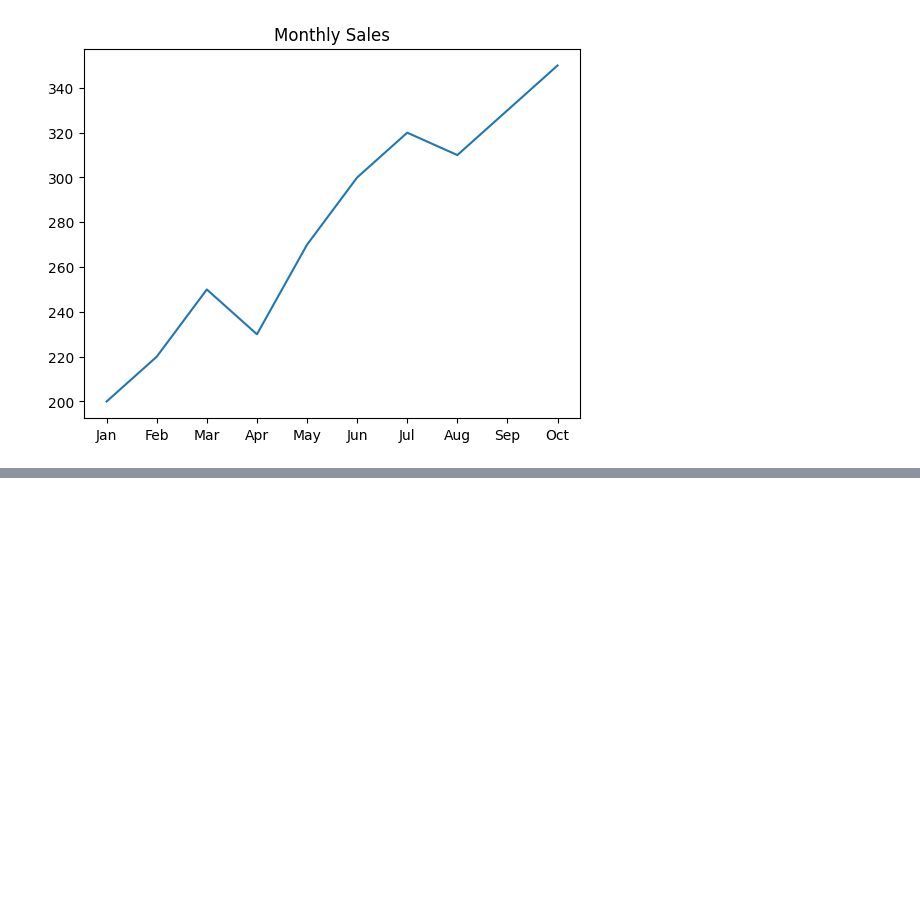
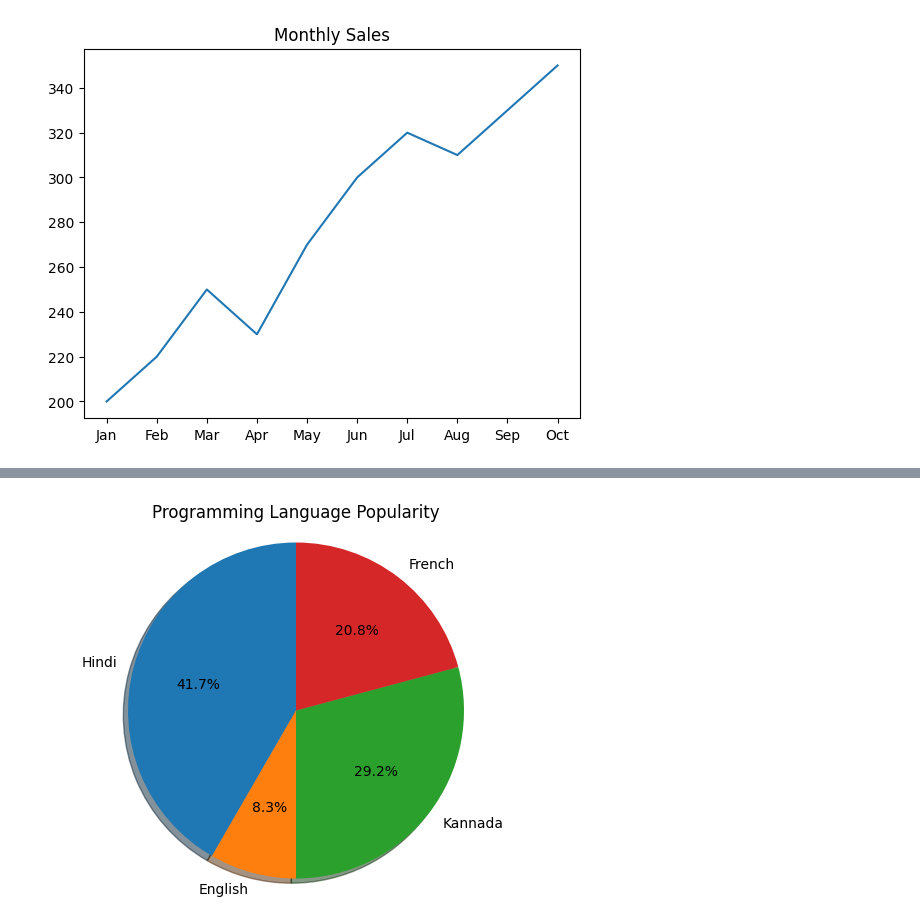
Before and after one commit to Itx-Psycho0/MY-Skills, a Jupyter notebook: SCRIPTING_LANGUAGES/Python/day19.ipynb, the cells around one changed output, grey strips where cells are left out. Saved outputs shown, nothing was run; the diff lists cells and outputs as text; code cells hidden in the pictures; blank space fills up the shorter version.

```diff
--- a/SCRIPTING_LANGUAGES/Python/day19.ipynb
+++ b/SCRIPTING_LANGUAGES/Python/day19.ipynb
@@ -81,0 +123,25 @@ Text(0.5, 1.0, 'Monthly Sales')
+# %%
+
+
+def generate_language_chart():
+    # 1. Data preparation
+    langs = ['Hindi', 'English', 'Kannada', 'French']
+    votes = [10, 2, 7, 5]
+
+    # 2. Plot the pie chart
+    plt.pie(votes, labels=langs, autopct='%1.1f%%', shadow=True, startangle=90)
+
+    # 3. Ensure perfect circle
+    plt.axis('equal')
+
+    # 4. Add title
+    plt.title('Programming Language Popularity')
+
+    # 5. Save and display
+    plt.savefig('language_popularity.png', dpi=300, bbox_inches='tight')
+    plt.show()
+
+if __name__ == "__main__":
+    generate_language_chart()
+# %% [output]
+[figure, added]
```
Also changed, not shown: parts of 1 cell of this notebook, 1 other file.
